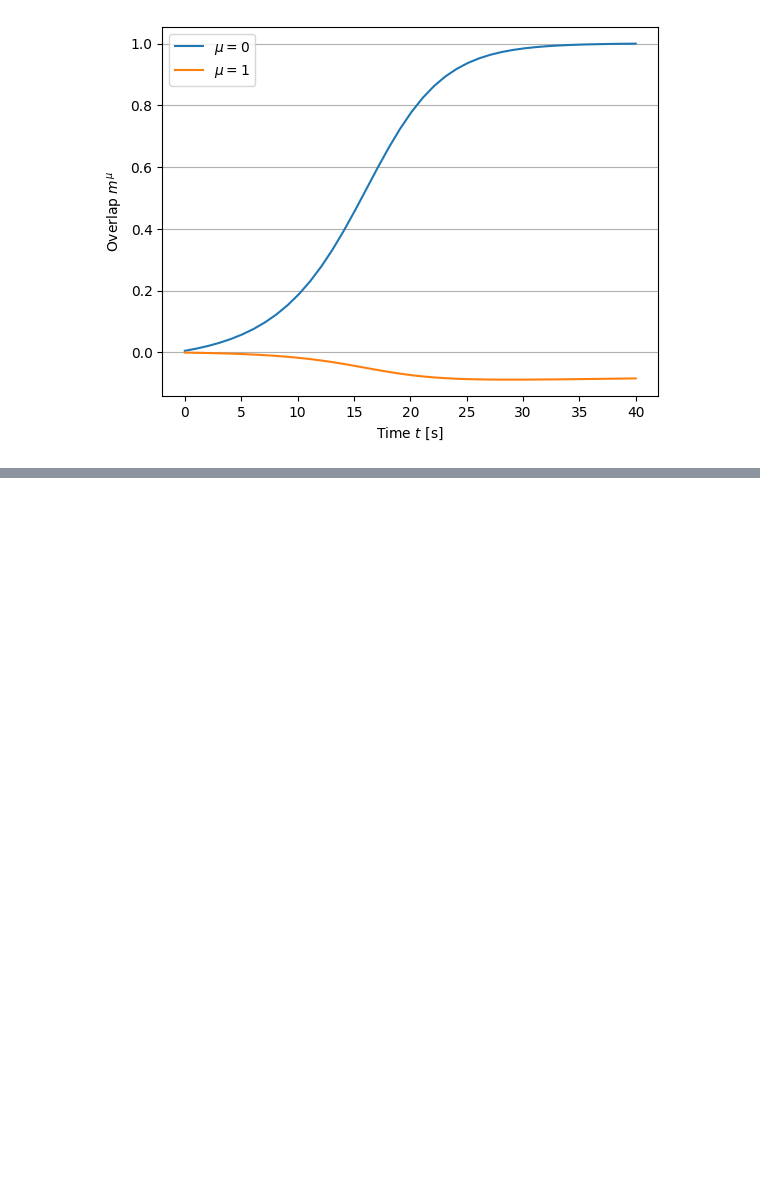
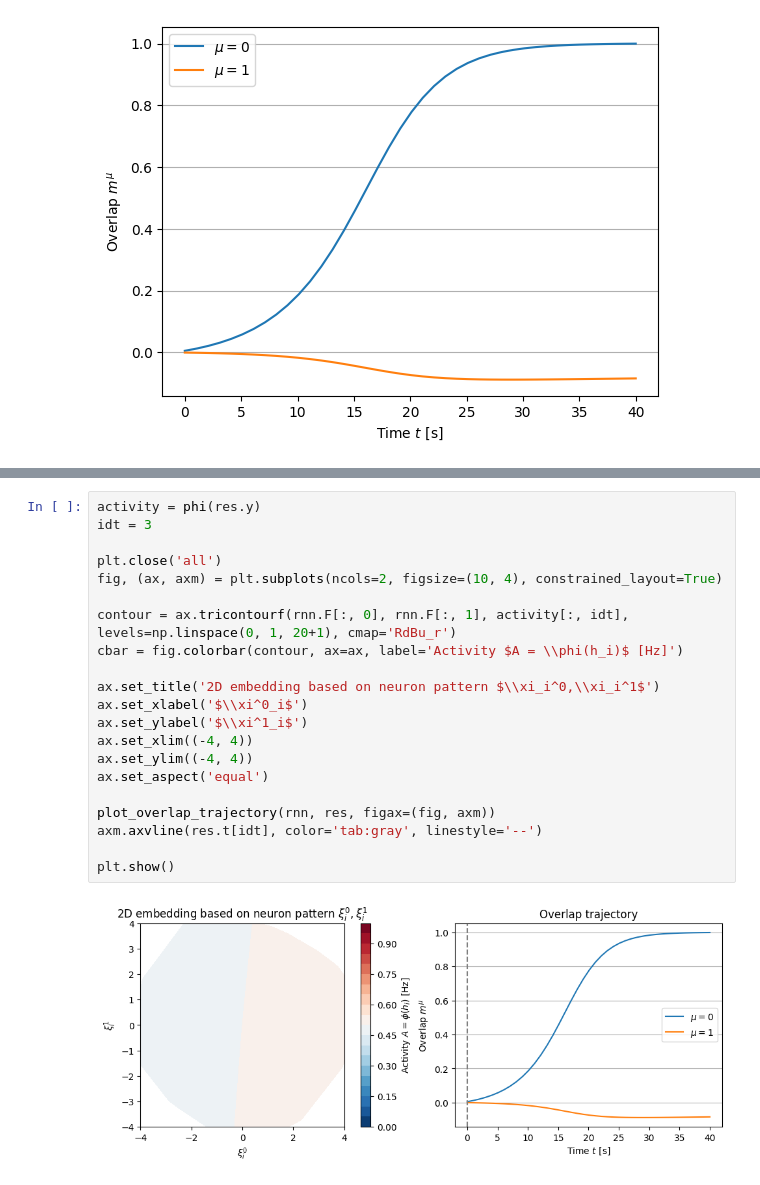
Before and after one commit to ninivert/lcnthesis, a Jupyter notebook: notebooks/embedding_d=2.ipynb, the cells around one changed output, grey strips where cells are left out. Cells and saved outputs as stored; diff of their text form; blank space fills up the shorter version.

```diff
--- a/notebooks/embedding_d=2.ipynb
+++ b/notebooks/embedding_d=2.ipynb
@@ -53,0 +86,23 @@ plot_overlap_trajectory(rnn, res);
+# %%
+activity = phi(res.y)
+idt = 3
+
+plt.close('all')
+fig, (ax, axm) = plt.subplots(ncols=2, figsize=(10, 4), constrained_layout=True)
+
+contour = ax.tricontourf(rnn.F[:, 0], rnn.F[:, 1], activity[:, idt], levels=np.linspace(0, 1, 20+1), cmap='RdBu_r')
+cbar = fig.colorbar(contour, ax=ax, label='Activity $A = \\phi(h_i)$ [Hz]')
+
+ax.set_title('2D embedding based on neuron pattern $\\xi_i^0,\\xi_i^1$')
+ax.set_xlabel('$\\xi^0_i$')
+ax.set_ylabel('$\\xi^1_i$')
+ax.set_xlim((-4, 4))
+ax.set_ylim((-4, 4))
+ax.set_aspect('equal')
+
+plot_overlap_trajectory(rnn, res, figax=(fig, axm))
+axm.axvline(res.t[idt], color='tab:gray', linestyle='--')
+
+plt.show()
+# %% [output]
+[figure, added]
```
Also changed, not shown: parts of 19 cells of this notebook, 2 other files.
